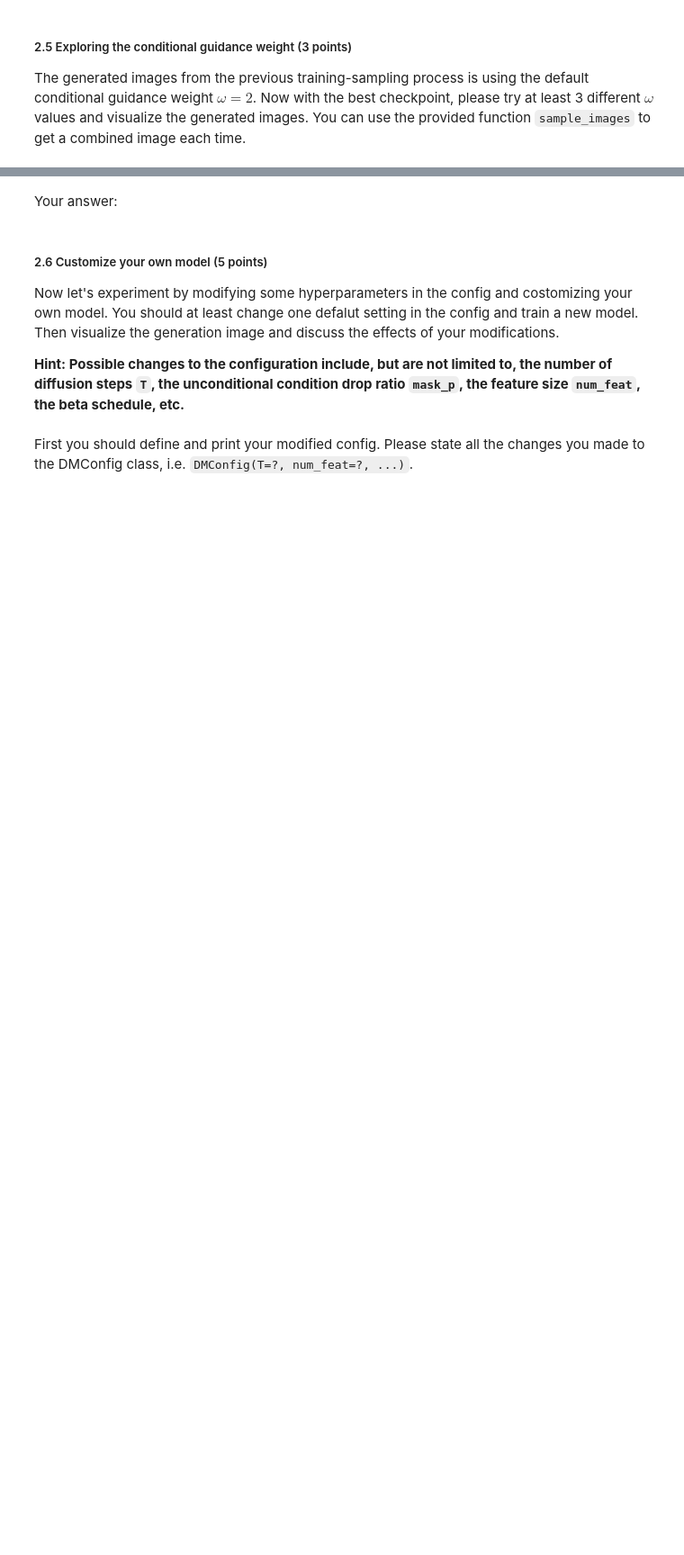
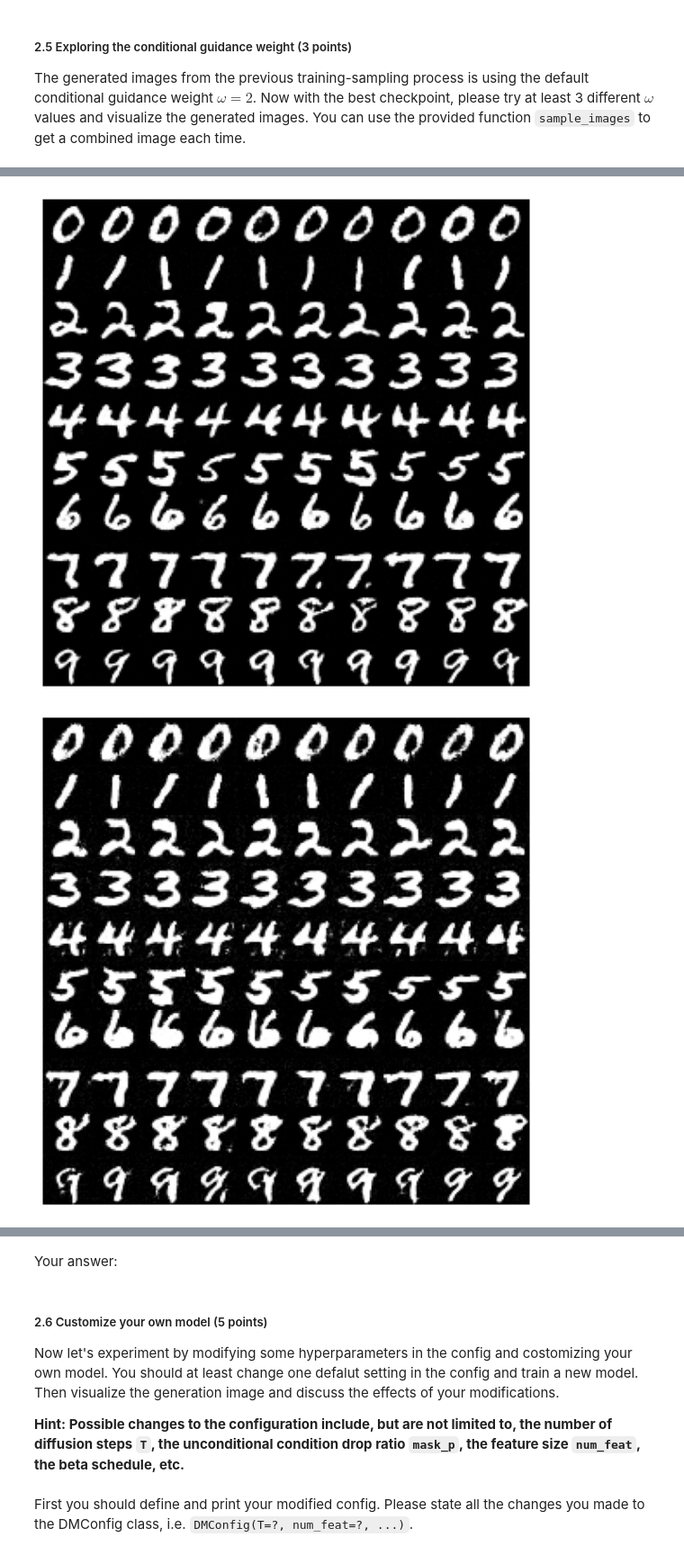
Before and after one commit to benjicruz/ECE-239AS, a Jupyter notebook: Project2/ConditionalDDPM.ipynb, the cells around one changed output, grey strips where cells are left out. Shown at 90% size. Cells and saved outputs as stored; diff of their text form; code cells hidden in the pictures; blank space fills up the shorter version.

```diff
--- a/Project2/ConditionalDDPM.ipynb
+++ b/Project2/ConditionalDDPM.ipynb
@@ -339,0 +417,39 @@ import matplotlib.pyplot as plt
+# %%
+sample_config = DMConfig(omega = 10)
+fig1 = sample_images(config = sample_config, checkpoint_path = "save/benji_exp/best_checkpoint.pth")
+
+sample_config = DMConfig(omega = 25)
+fig2 = sample_images(config = sample_config, checkpoint_path = "save/benji_exp/best_checkpoint.pth")
+
+sample_config = DMConfig(omega = 50)
+fig3 = sample_images(config = sample_config, checkpoint_path = "save/benji_exp/best_checkpoint.pth")
+
+figs, axes = plt.subplots(DMConfig.num_classes, 10, figsize = (6, 6), gridspec_kw = {'hspace': 0, 'wspace': 0})
+plt.subplots_adjust(wspace=0, hspace=0)
+axes = axes.flatten()
+for i, _ in enumerate(fig1):
+    ax = axes[i]
+    ax.imshow(fig1[i].permute(1,2,0), cmap = 'gray')
+    ax.axis('off')
+figs.tight_layout()
+
+figs, axes = plt.subplots(DMConfig.num_classes, 10, figsize = (6, 6), gridspec_kw = {'hspace': 0, 'wspace': 0})
+plt.subplots_adjust(wspace=0, hspace=0)
+axes = axes.flatten()
+for i, _ in enumerate(fig2):
+    ax = axes[i]
+    ax.imshow(fig2[i].permute(1,2,0), cmap = 'gray')
+    ax.axis('off')
+figs.tight_layout()
+
+figs, axes = plt.subplots(DMConfig.num_classes, 10, figsize = (6, 6), gridspec_kw = {'hspace': 0, 'wspace': 0})
+plt.subplots_adjust(wspace=0, hspace=0)
+axes = axes.flatten()
+for i, _ in enumerate(fig3):
+    ax = axes[i]
+    ax.imshow(fig3[i].permute(1,2,0), cmap = 'gray')
+    ax.axis('off')
+figs.tight_layout()
+# %% [output]
+[figure, added]
+[figure, added]
```
Also changed, not shown: parts of 19 cells of this notebook, 3 other files.
